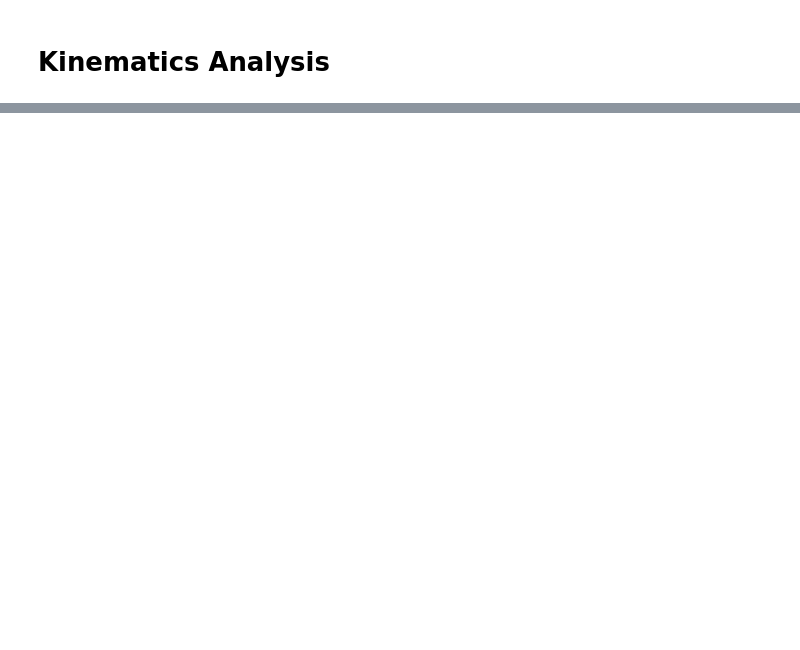
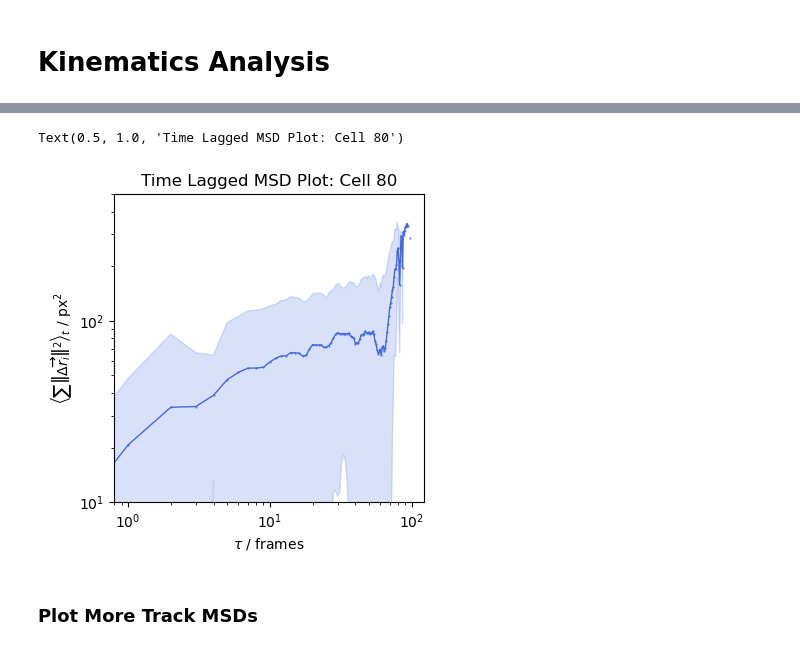
Before and after one commit to bpi-oxford/Cytotoxicity-Pipeline, a Jupyter notebook: notebooks/example_6.ipynb, the cells around one changed output, grey strips where cells are left out. Saved outputs shown, nothing was run; the diff lists cells and outputs as text; code cells hidden in the pictures; blank space fills up the shorter version.

```diff
--- a/notebooks/example_6.ipynb
+++ b/notebooks/example_6.ipynb
@@ -676,0 +25,6 @@ for t_id in tqdm(range(2000)):
+# %%
+tracks_df_filtered_tcell = dd.read_csv("/mnt/KIRPC602/DATA/UTSE/2023_11_24_1G4PrimCD8_Nyeso1_HCT116_CTFR_100nM_ICAM5ug_framerate10sec_flow_0p1mlperh_analysis/tracking/5x/TCell_TCell/patch_04/track/00/tracks_remap.csv")
+tracks_df_filtered_cancer = dd.read_csv("/mnt/KIRPC602/DATA/UTSE/2023_11_24_1G4PrimCD8_Nyeso1_HCT116_CTFR_100nM_ICAM5ug_framerate10sec_flow_0p1mlperh_analysis/tracking/5x/CancerCell_CancerCell/patch_04/track/00/tracks_remap.csv")
+# tracks_df_filtered_tcell.drop("Unnamed: 0", axis=1, inplace=True)
+# tracks_df_filtered_cancer.drop("Unnamed: 0", axis=1, inplace=True)
+tracks_df_filtered_cancer
@@ -676,0 +173,6 @@ for t_id in tqdm(range(2000)):
+# %%
+#sanity check for a particular track_id
+track_check = 80
+single_track = tracks_df_filtered_tcell[tracks_df_filtered_tcell["track_id"]==track_check][["track_id","frame","displacement from origin","dt acc"]]
+single_track['displacement squared'] = single_track['displacement from origin'] ** 2
+print(single_track)
@@ -676,0 +194,28 @@ for t_id in tqdm(range(2000)):
+# %%
+msd_lagged = []
+msd_lagged_sd = []
+
+time_lags = np.arange(0,single_track['frame'].max()-single_track['frame'].min(),1)
+
+for lag in tqdm(time_lags):
+    msd_value, msd_sd = compute_msd_time_lag(lag, single_track)
+    msd_lagged.append(msd_value)
+    msd_lagged_sd.append(msd_sd)
+
+msd_lagged = np.asarray(msd_lagged)
+msd_lagged_sd = np.asarray(msd_lagged_sd)
+
+fig, axs = plt.subplots(1,1,figsize=(4,4))
+axs.plot(time_lags,msd_lagged, marker='.', linestyle='-', color='royalblue', linewidth=1, markersize=1)
+axs.fill_between(time_lags, msd_lagged - msd_lagged_sd, msd_lagged + msd_lagged_sd, color='royalblue', alpha=0.2)
+axs.set_ylim(1e1,5e2)
+axs.set_xscale("log")
+axs.set_yscale("log")
+axs.set_xlabel(r'$\tau$ / frames')
+axs.set_ylabel(r'$\left\langle \sum\left\| \Delta \overrightarrow{r}_i \right\|^2 \right\rangle_t $ / px$^2$')
+axs.set_title("Time Lagged MSD Plot: Cell {}".format(track_check))
+# %% [output]
+Text(0.5, 1.0, 'Time Lagged MSD Plot: Cell 80')
+[figure, added]
+# %% [markdown]
+### Plot More Track MSDs
```
Also changed, not shown: parts of 65 cells of this notebook, 2 other files.
